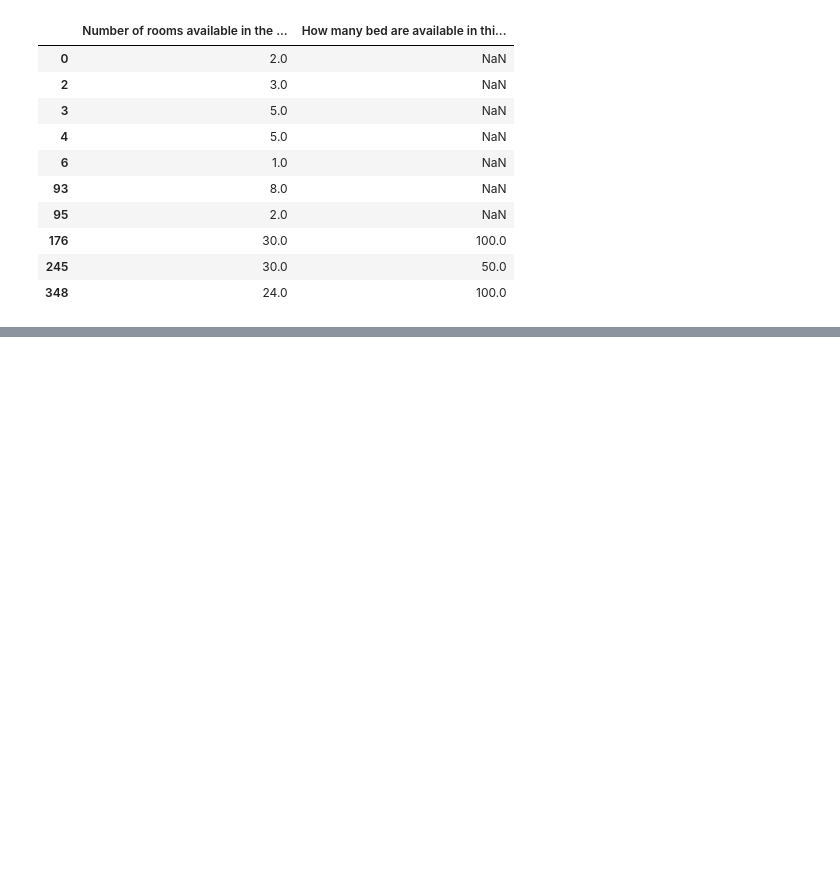
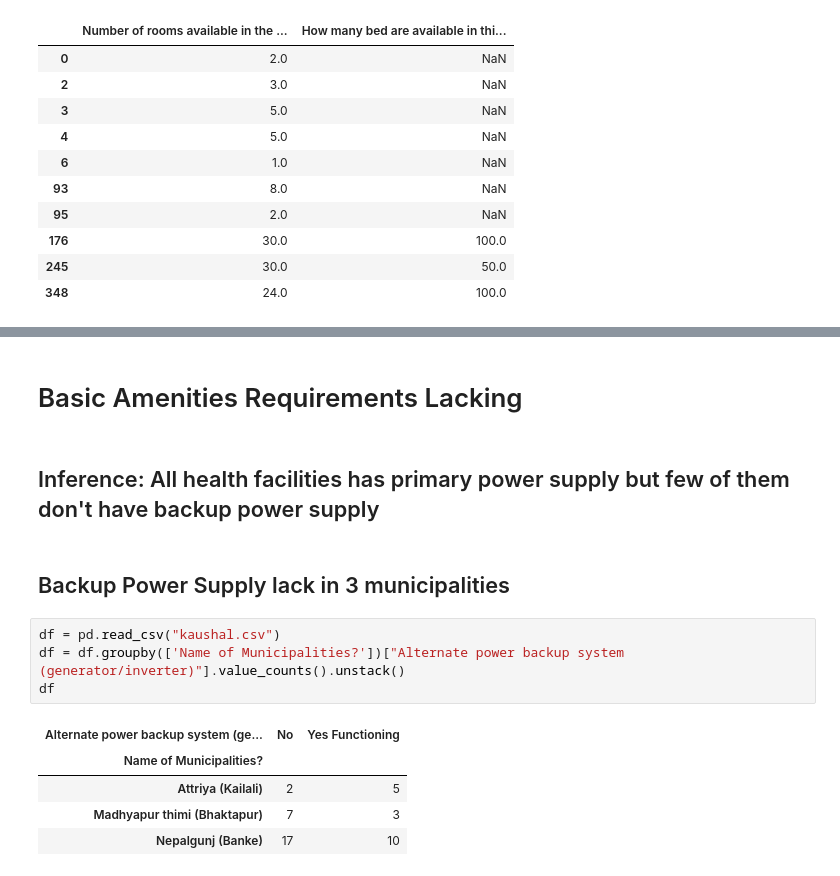
Before and after one commit to kaushu42/everest-hack-the-end, a Jupyter notebook: notebooks/Survey Visualization.ipynb, the cells around one changed output, grey strips where cells are left out. Cells and saved outputs as stored; diff of their text form; blank space fills up the shorter version.

```diff
--- a/notebooks/Survey Visualization.ipynb
+++ b/notebooks/Survey Visualization.ipynb
@@ -320,0 +471,16 @@ fig.show()
+# %% [markdown]
+# Basic Amenities Requirements Lacking
+# %% [markdown]
+## Inference: All health facilities has primary power supply but few of them don't have backup power supply
+# %% [markdown]
+## Backup Power Supply lack in 3 municipalities
+# %%
+df = pd.read_csv("kaushal.csv")
+df = df.groupby(['Name of Municipalities?'])["Alternate power backup system (generator/inverter)"].value_counts().unstack()
+df
+# %% [output]
+| Alternate power backup system (ge... | No | Yes Functioning |
+| Name of Municipalities? |  |  |
+| Attriya (Kailali) | 2 | 5 |
+| Madhyapur thimi (Bhaktapur) | 7 | 3 |
+| Nepalgunj (Banke) | 17 | 10 |
```
Also changed, not shown: parts of 12 cells of this notebook.
